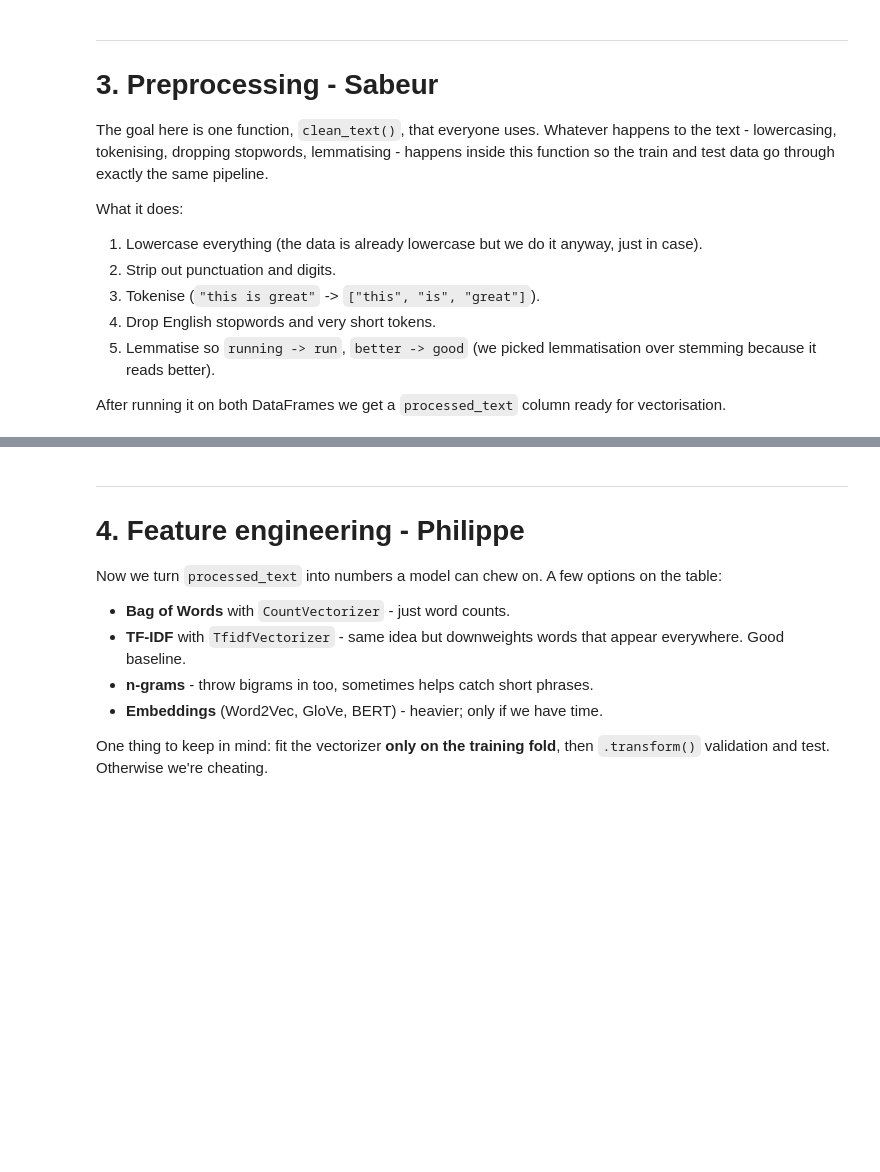
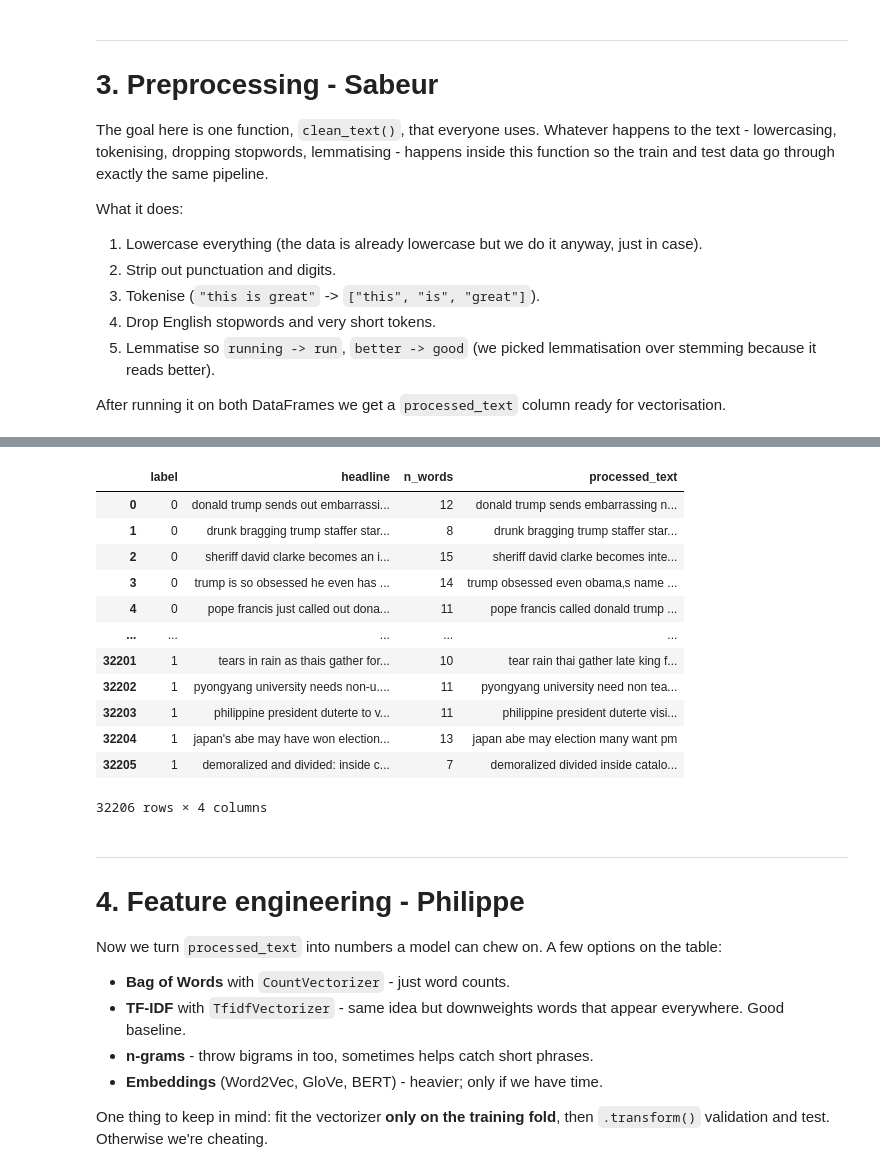
Before and after one commit to sabeurzarai/fake-news-detection-nlp, a Jupyter notebook: main.ipynb, the cells around one changed output, grey strips where cells are left out. Cells and saved outputs as stored; diff of their text form; code cells hidden in the pictures; blank space fills up the shorter version.

```diff
--- a/main.ipynb
+++ b/main.ipynb
@@ -184,8 +220,22 @@ clean_text("Donald Trump sends out EMBARRASSING tweets!!! #fakenews")
 # %%
 df_train['processed_text'] = df_train['headline'].apply(clean_text)
 df_test['processed_text'] = df_test['headline'].apply(clean_text)
 
-df_train[['headline', 'processed_text', 'label']].head()
+df_train[['headline', 'processed_text', 'label']]
+# %% [output]
+|  | label | headline | n_words | processed_text |
+| 0 | 0 | donald trump sends out embarrassi... | 12 | donald trump sends embarrassing n... |
+| 1 | 0 | drunk bragging trump staffer star... | 8 | drunk bragging trump staffer star... |
+| 2 | 0 | sheriff david clarke becomes an i... | 15 | sheriff david clarke becomes inte... |
+| 3 | 0 | trump is so obsessed he even has ... | 14 | trump obsessed even obama‚s name ... |
+| 4 | 0 | pope francis just called out dona... | 11 | pope francis called donald trump ... |
+| ... | ... | ... | ... | ... |
+| 32201 | 1 | tears in rain as thais gather for... | 10 | tear rain thai gather late king f... |
+| 32202 | 1 | pyongyang university needs non-u.... | 11 | pyongyang university need non tea... |
+| 32203 | 1 | philippine president duterte to v... | 11 | philippine president duterte visi... |
+| 32204 | 1 | japan's abe may have won election... | 13 | japan abe may election many want pm |
+| 32205 | 1 | demoralized and divided: inside c... | 7 | demoralized divided inside catalo... |
+32206 rows × 4 columns
 # %% [markdown]
 ---
 # 4. Feature engineering - Philippe
```
Also changed, not shown: parts of 15 cells of this notebook.
